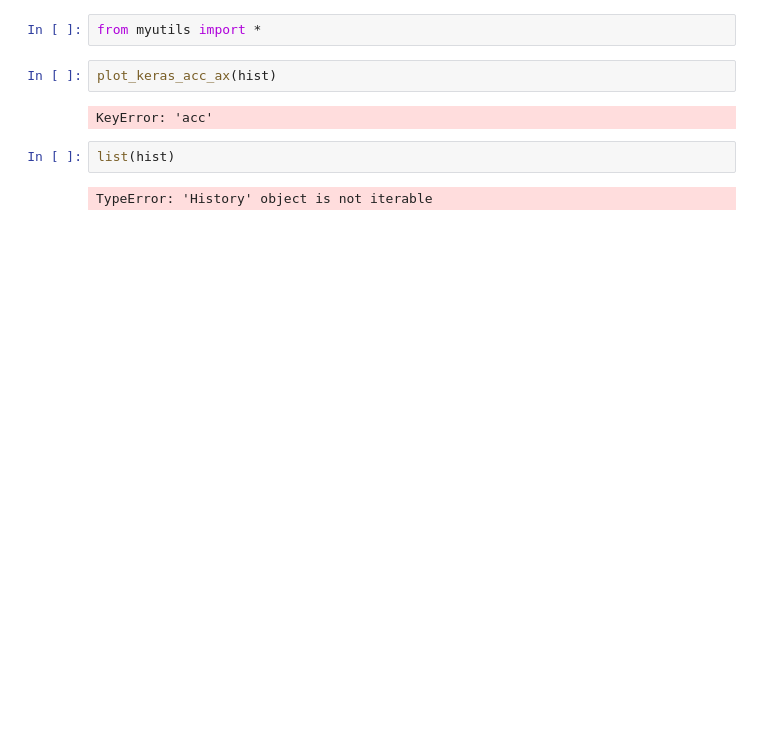
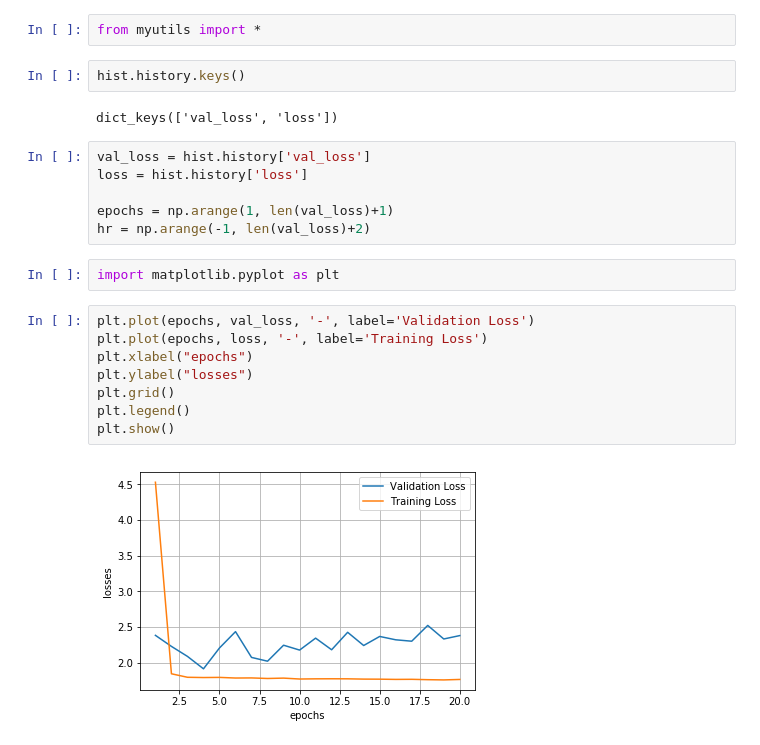
Before and after one commit to atulsingh0/DeepLearning, a Jupyter notebook: DLP/L6d.ipynb, the cells around one changed output. Cells and saved outputs as stored; diff of their text form; blank space fills up the shorter version.

```diff
--- a/DLP/L6d.ipynb
+++ b/DLP/L6d.ipynb
@@ -173,10 +201,24 @@ Epoch 1/20
 # %%
 from myutils import *
-# %%
-plot_keras_acc_ax(hist)
-# %% [output]
-KeyError: 'acc'
-# %%
-list(hist)
-# %% [output]
-TypeError: 'History' object is not iterable
+# %%
+hist.history.keys()
+# %% [output]
+dict_keys(['val_loss', 'loss'])
+# %%
+val_loss = hist.history['val_loss']
+loss = hist.history['loss']
+
+epochs = np.arange(1, len(val_loss)+1)
+hr = np.arange(-1, len(val_loss)+2)
+# %%
+import matplotlib.pyplot as plt
+# %%
+plt.plot(epochs, val_loss, '-', label='Validation Loss')
+plt.plot(epochs, loss, '-', label='Training Loss')
+plt.xlabel("epochs")
+plt.ylabel("losses")
+plt.grid()
+plt.legend()
+plt.show()
+# %% [output]
+[figure, added]
```
Also changed, not shown: parts of 7 cells of this notebook, 1 other file.
